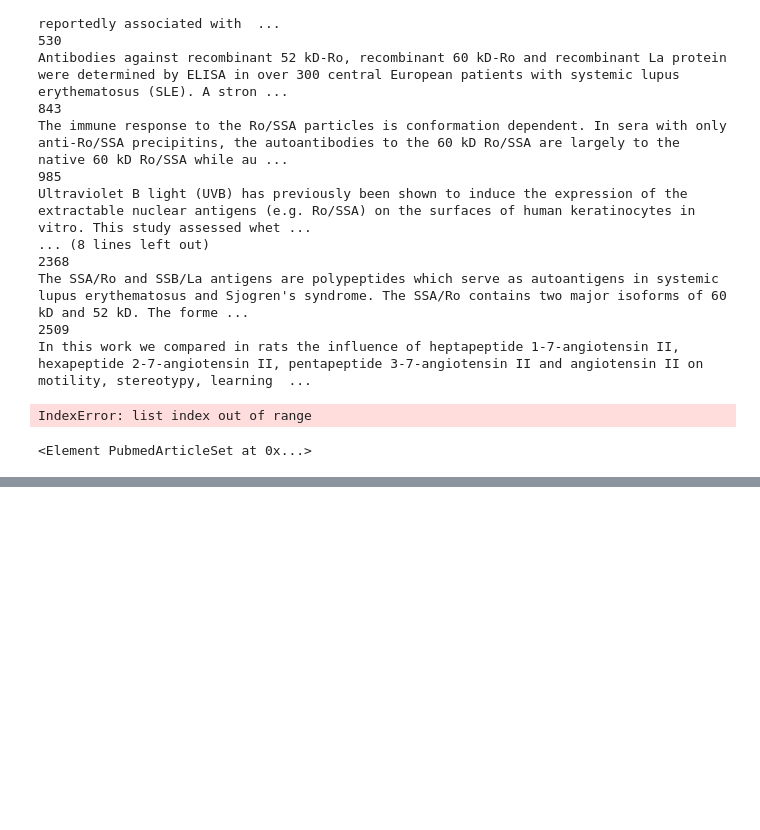
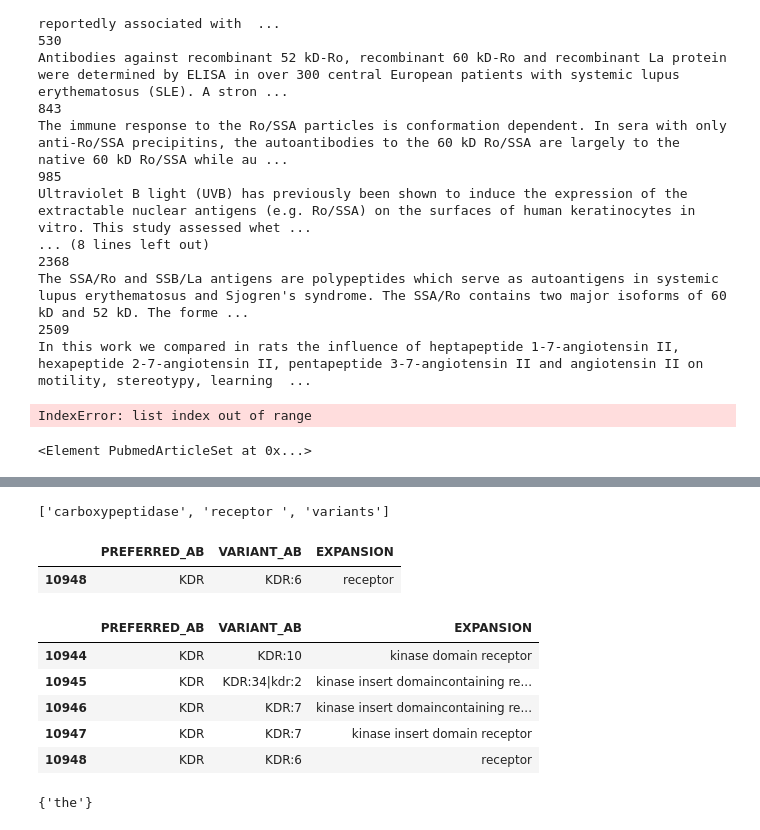
Before and after one commit to fhidalgor/erdos2021-project, a Jupyter notebook: engine/preprocess/temp.ipynb, the cells around one changed output, grey strips where cells are left out. Drawn from its saved outputs; the diff is of its cells as text; code cells hidden in the pictures; blank space fills up the shorter version.

```diff
--- a/engine/preprocess/temp.ipynb
+++ b/engine/preprocess/temp.ipynb
@@ -238,0 +384,24 @@ for value in child[0]:
+# %%
+expansions = [expansion for expansion in ADAM_DF.EXPANSION if expansion in abstract]
+expansions
+# %% [output]
+['carboxypeptidase', 'receptor ', 'variants']
+# %%
+ADAM_DF[ADAM_DF.EXPANSION=='receptor ']
+# %% [output]
+|  | PREFERRED_AB | VARIANT_AB | EXPANSION |
+| 10948 | KDR | KDR:6 | receptor |
+# %%
+ADAM_DF[ADAM_DF.PREFERRED_AB=='KDR']
+# %% [output]
+|  | PREFERRED_AB | VARIANT_AB | EXPANSION |
+| 10944 | KDR | KDR:10 | kinase domain receptor |
+| 10945 | KDR | KDR:34|kdr:2 | kinase insert domaincontaining re... |
+| 10946 | KDR | KDR:7 | kinase insert domaincontaining re... |
+| 10947 | KDR | KDR:7 | kinase insert domain receptor |
+| 10948 | KDR | KDR:6 | receptor |
+# %%
+from wordfreq import top_n_list, tokenize # type: ignore
+set(top_n_list("en", -1, wordlist='best'))
+# %% [output]
+{'the'}
```
Also changed, not shown: parts of 22 cells of this notebook, 4 other files.
